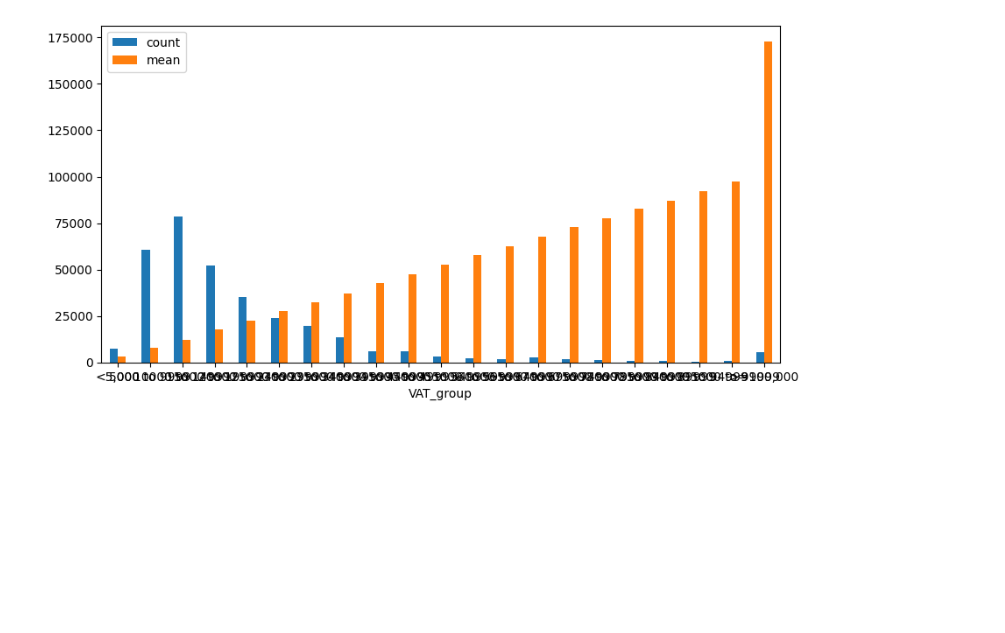
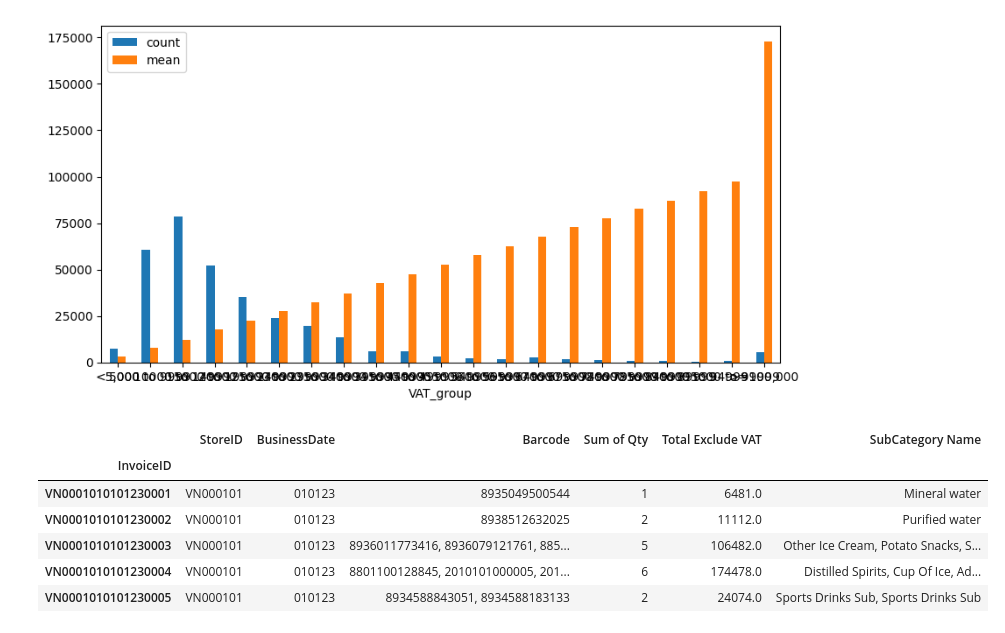
Before and after one commit to TrieuPH/python, a Jupyter notebook: Python/data/Basket-Analysis.ipynb, the cells around one changed output. Drawn from its saved outputs; the diff is of its cells as text; code cells hidden in the pictures; blank space fills up the shorter version.

```diff
--- a/Python/data/Basket-Analysis.ipynb
+++ b/Python/data/Basket-Analysis.ipynb
@@ -211,0 +215,18 @@ grouped_data.mode
+# %%
+# Apply string slicing to create new columns 'StoreID' and 'BusinessDate'
+new_df['StoreID'] = new_df.index.map(lambda x: x[:8])
+new_df['BusinessDate'] = new_df.index.map(lambda x: x[8:14])
+
+# Reorder the columns
+new_df = new_df.reindex(columns=['StoreID', 'BusinessDate', 'Barcode', 'Sum of Qty', 'Total Exclude VAT', 'SubCategory Name'])
+
+# Show the first 5 rows
+new_df.head(5)
+# %% [output]
+|  | StoreID | BusinessDate | Barcode | Sum of Qty | Total Exclude VAT | SubCategory Name |
+| InvoiceID |  |  |  |  |  |  |
+| VN0001010101230001 | VN000101 | 010123 | 8935049500544 | 1 | 6481.0 | Mineral water |
+| VN0001010101230002 | VN000101 | 010123 | 8938512632025 | 2 | 11112.0 | Purified water |
+| VN0001010101230003 | VN000101 | 010123 | 8936011773416, 8936079121761, 885... | 5 | 106482.0 | Other Ice Cream, Potato Snacks, S... |
+| VN0001010101230004 | VN000101 | 010123 | 8801100128845, 2010101000005, 201... | 6 | 174478.0 | Distilled Spirits, Cup Of Ice, Ad... |
+| VN0001010101230005 | VN000101 | 010123 | 8934588843051, 8934588183133 | 2 | 24074.0 | Sports Drinks Sub, Sports Drinks Sub |
```
Also changed, not shown: parts of 3 cells of this notebook.
